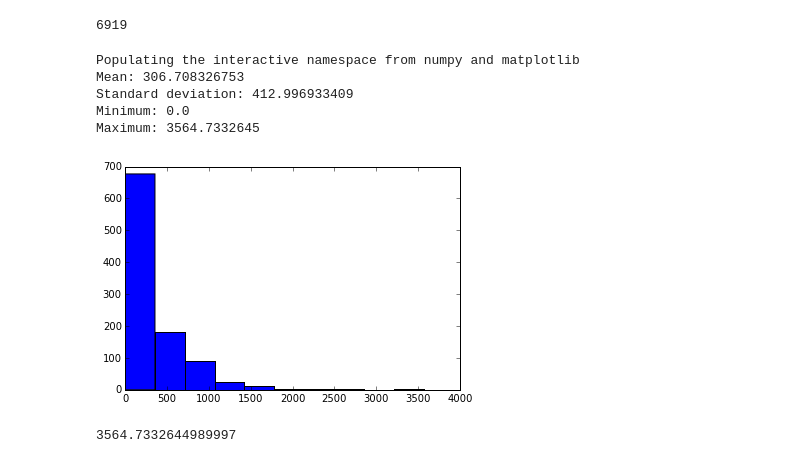
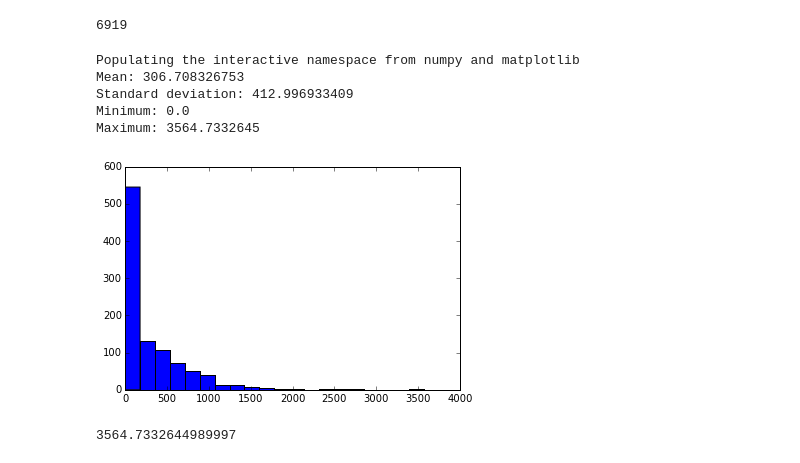
Before and after one commit to wuhao007/ud170, a Jupyter notebook: Lesson1.ipynb, the cells around one changed output. Cells and saved outputs as stored; diff of their text form; code cells hidden in the pictures.

```diff
--- a/Lesson1.ipynb
+++ b/Lesson1.ipynb
@@ -251,24 +251,24 @@ total_minutes_by_account = sum_grouped_items(engagement_by_account, 'total_minut
 # %%
 %pylab inline
 
 import matplotlib.pyplot as plt
 import numpy as np
 
 def describe_data(data):
     print 'Mean:', np.mean(data)
     print 'Standard deviation:', np.std(data)
     print 'Minimum:', np.min(data)
     print 'Maximum:', np.max(data)
-    plt.hist(data)
+    plt.hist(data, bins=20)
 
 describe_data(total_minutes_by_account.values())
 # %% [output]
 Populating the interactive namespace from numpy and matplotlib
 Mean: 306.708326753
 Standard deviation: 412.996933409
 Minimum: 0.0
 Maximum: 3564.7332645
-[figure, old version]
+[figure, new version]
 # %%
 student_with_max_minutes = None
 max_minutes = 0
```
Also changed, not shown: parts of 3 cells of this notebook.
